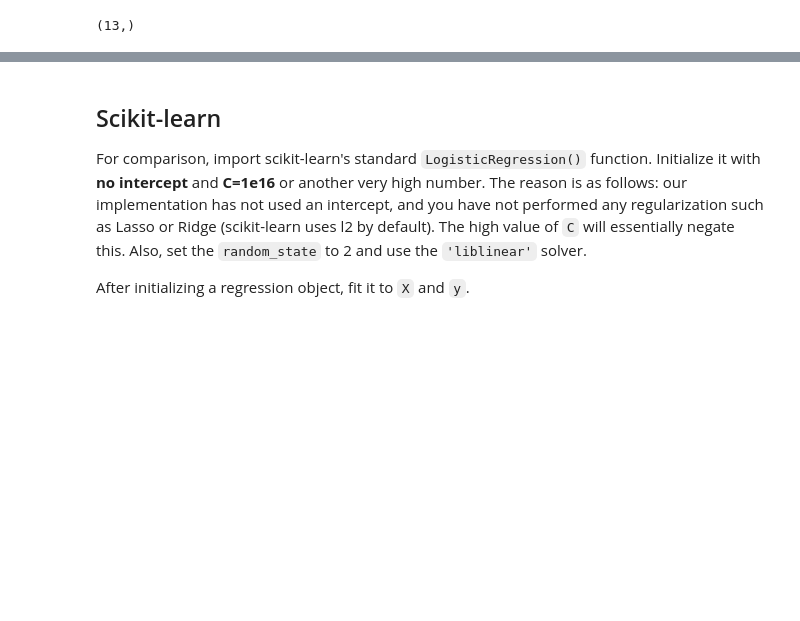
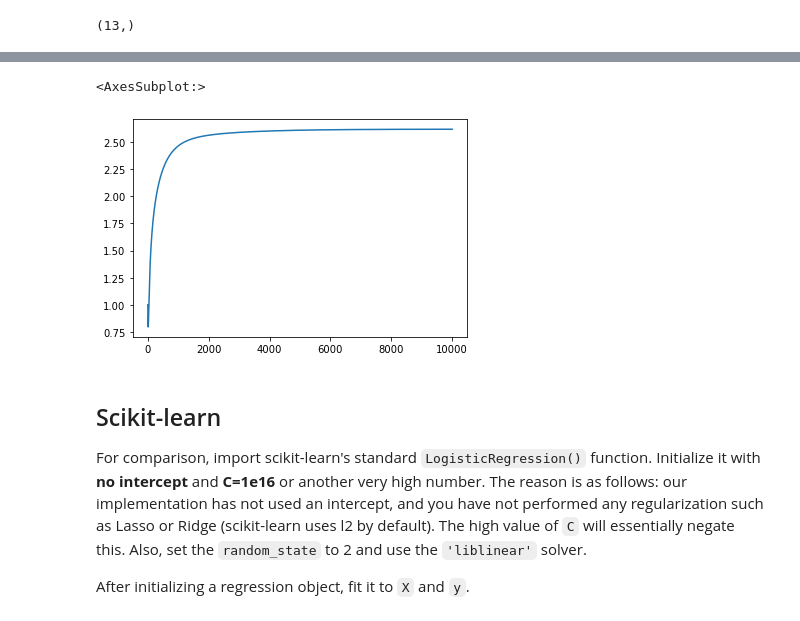
Before and after one commit to miladshiraniUCB/dsc-coding-logistic-regression-from-scratch, a Jupyter notebook: index.ipynb, the cells around one changed output, grey strips where cells are left out. Cells and saved outputs as stored; diff of their text form; code cells hidden in the pictures; blank space fills up the shorter version.

```diff
--- a/index.ipynb
+++ b/index.ipynb
@@ -185,3 +189,10 @@ for (i, j) in enumerate(w):
+# %%
+y = list(w_df.iloc[2])
+x = range(len(y))
+sns.lineplot(x = x, y = y)
+# %% [output]
+<AxesSubplot:>
+[figure, added]
 # %% [markdown]
 ## Scikit-learn
 
```
Also changed, not shown: parts of 4 cells of this notebook, 1 other file.
